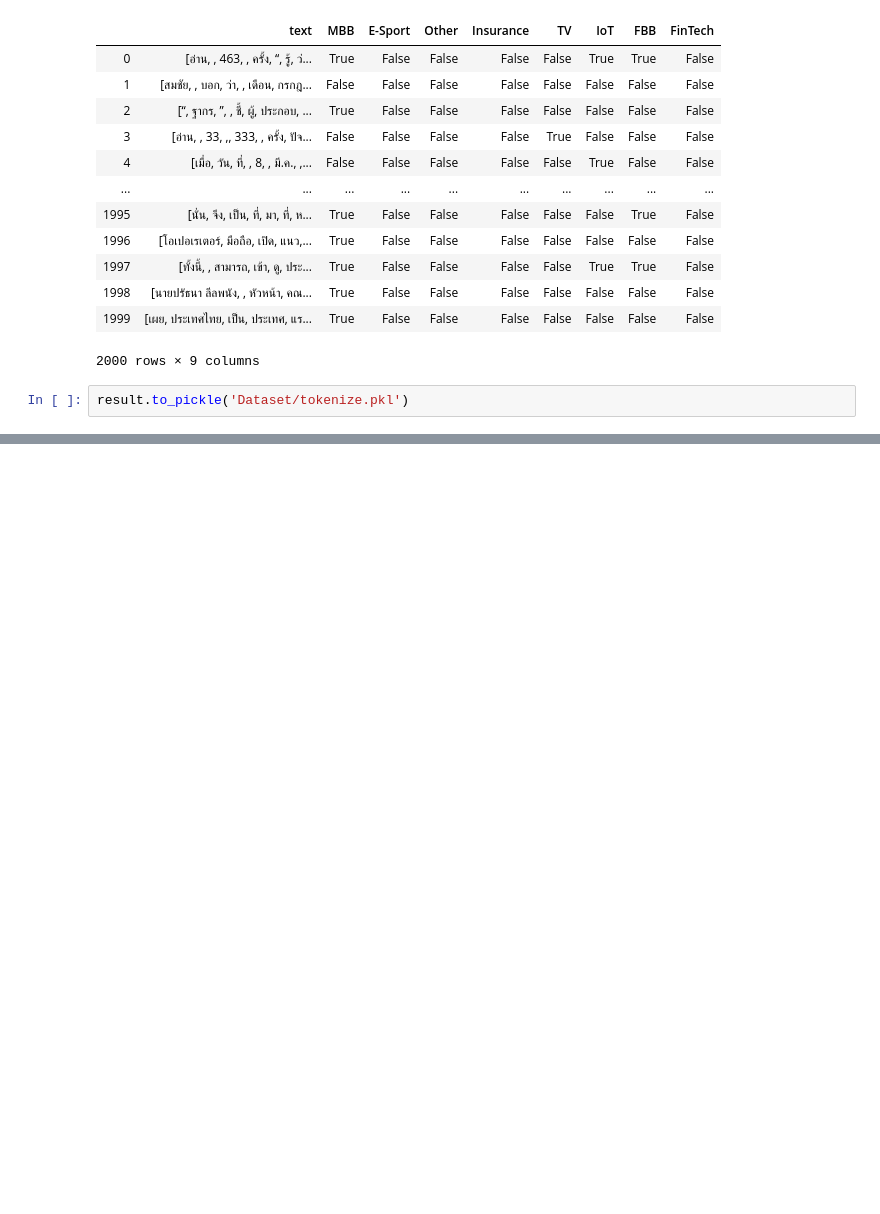
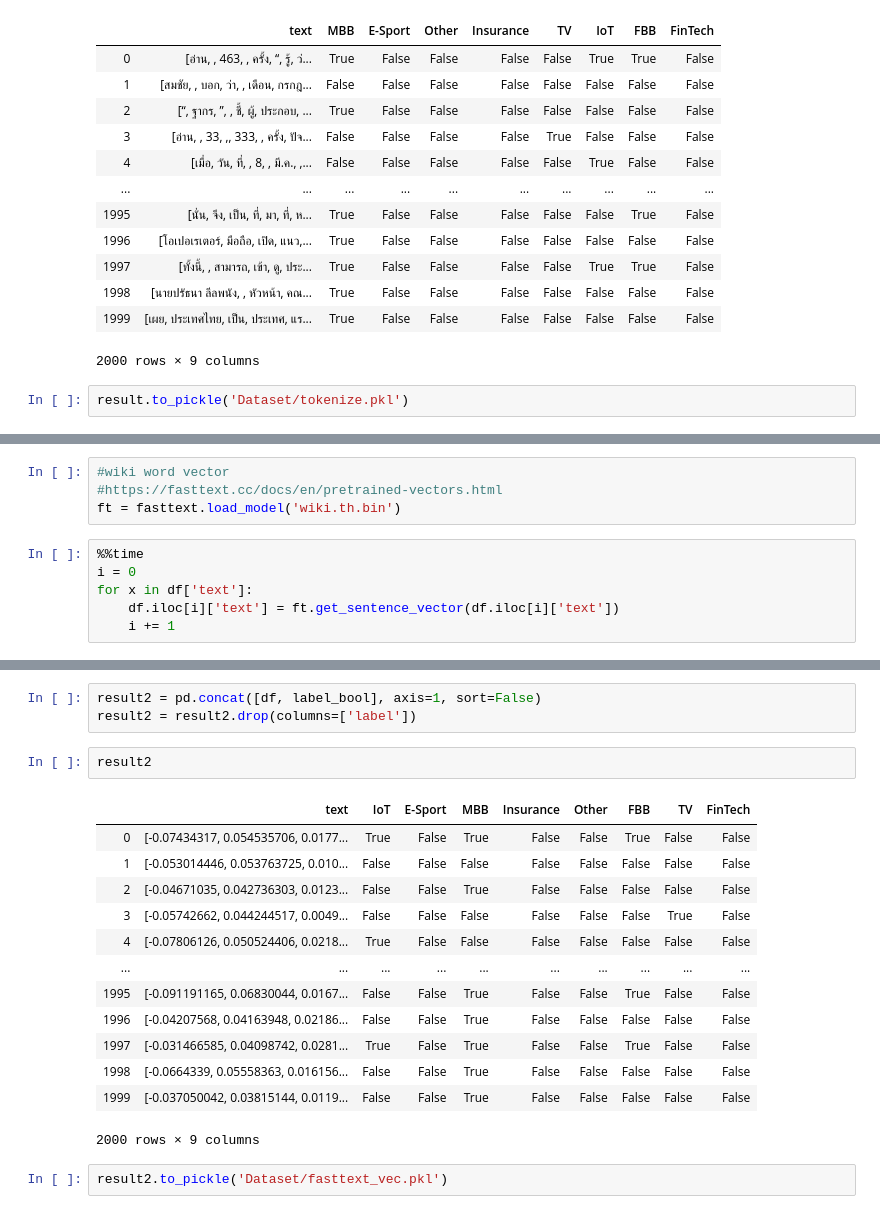
Before and after one commit to mondarky/EGCO467_NLP_PROJECT, a Jupyter notebook: preprocessing.ipynb, the cells around one changed output, grey strips where cells are left out. Drawn from its saved outputs; the diff is of its cells as text; blank space fills up the shorter version.

Commit message:
add to preprocessing fasttext w2v

```diff
--- a/preprocessing.ipynb
+++ b/preprocessing.ipynb
@@ -162,0 +171,10 @@ result.to_pickle('Dataset/tokenize.pkl')
+# %%
+#wiki word vector
+#https://fasttext.cc/docs/en/pretrained-vectors.html
+ft = fasttext.load_model('wiki.th.bin')
+# %%
+%%time
+i = 0
+for x in df['text']:
+    df.iloc[i]['text'] = ft.get_sentence_vector(df.iloc[i]['text'])
+    i += 1
@@ -162,0 +199,21 @@ result.to_pickle('Dataset/tokenize.pkl')
+# %%
+result2 = pd.concat([df, label_bool], axis=1, sort=False)
+result2 = result2.drop(columns=['label'])
+# %%
+result2
+# %% [output]
+|  | text | IoT | E-Sport | MBB | Insurance | Other | FBB | TV | FinTech |
+| 0 | [-0.07434317, 0.054535706, 0.0177... | True | False | True | False | False | True | False | False |
+| 1 | [-0.053014446, 0.053763725, 0.010... | False | False | False | False | False | False | False | False |
+| 2 | [-0.04671035, 0.042736303, 0.0123... | False | False | True | False | False | False | False | False |
+| 3 | [-0.05742662, 0.044244517, 0.0049... | False | False | False | False | False | False | True | False |
+| 4 | [-0.07806126, 0.050524406, 0.0218... | True | False | False | False | False | False | False | False |
+| ... | ... | ... | ... | ... | ... | ... | ... | ... | ... |
+| 1995 | [-0.091191165, 0.06830044, 0.0167... | False | False | True | False | False | True | False | False |
+| 1996 | [-0.04207568, 0.04163948, 0.02186... | False | False | True | False | False | False | False | False |
+| 1997 | [-0.031466585, 0.04098742, 0.0281... | True | False | True | False | False | True | False | False |
+| 1998 | [-0.0664339, 0.05558363, 0.016156... | False | False | True | False | False | False | False | False |
+| 1999 | [-0.037050042, 0.03815144, 0.0119... | False | False | True | False | False | False | False | False |
+2000 rows × 9 columns
+# %%
+result2.to_pickle('Dataset/fasttext_vec.pkl')
```
Also changed, not shown: parts of 8 cells of this notebook, 2 other files.
